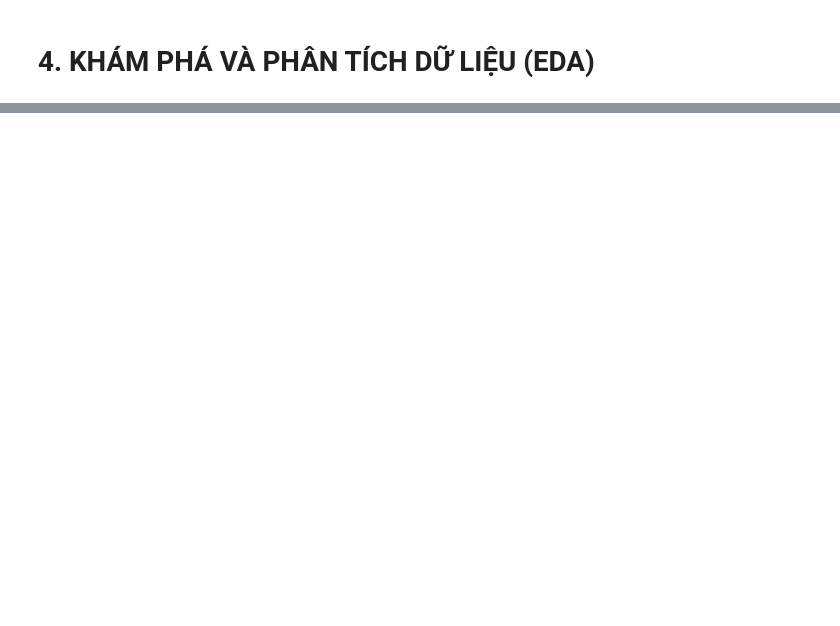
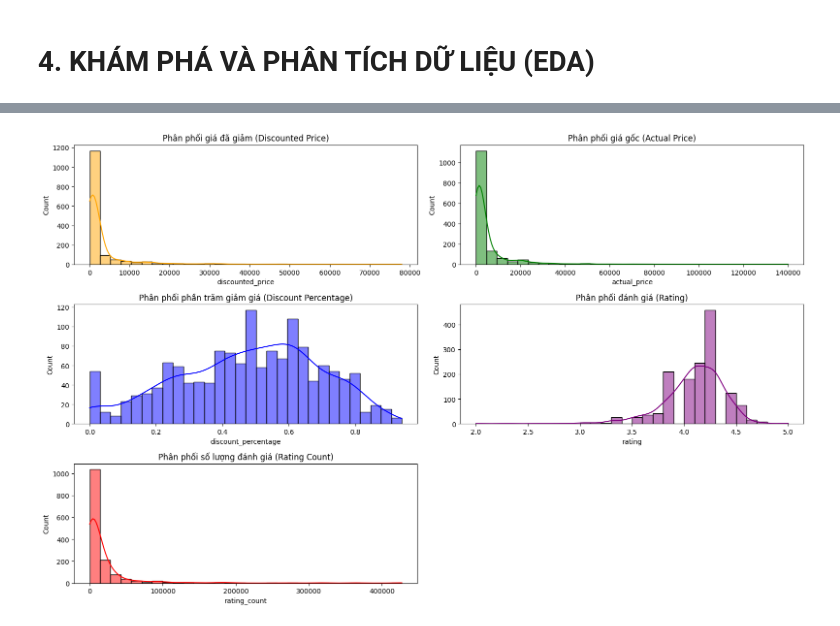
Before and after one commit to CongDon1207/data-mining-gr07, a Jupyter notebook: amazone_ex.ipynb, the cells around one changed output, grey strips where cells are left out. Drawn from its saved outputs; the diff is of its cells as text; code cells hidden in the pictures; blank space fills up the shorter version.

```diff
--- a/amazone_ex.ipynb
+++ b/amazone_ex.ipynb
@@ -180,0 +294,14 @@ Có cột rating_count có tỷ lệ % Null là 0.14%, có thể xóa/bỏ đi
+# %%
+def clean_product_name(name):
+    if not isinstance(name, str):
+        return name
+    name = name.replace('&', ' and ')
+    # Loại bỏ các ký tự đặc biệt
+    # Sử dụng biểu thức chính quy (regex) để loại bỏ các ký tự đặc biệt khỏi chuỗi name, giữ lại chỉ chữ cái, số và khoảng trắng.
+    cleaned_name = re.sub(r'[^\w\s]', ' ', name)
+    # Loại bỏ khoảng trắng thừa
+    cleaned_name = re.sub(r'\s+', ' ', cleaned_name).strip()
+    # Rút gọn tên sản phẩm nếu quá dài
+    return cleaned_name[:50] + '...' if len(cleaned_name) > 50 else cleaned_name
+# Áp dụng hàm làm sạch tên sản phẩm
+df_processed['product_name'] = df_processed['product_name'].apply(clean_product_name)
@@ -182,0 +340,10 @@ Có cột rating_count có tỷ lệ % Null là 0.14%, có thể xóa/bỏ đi
+# %%
+# Tính giá trị trung vị của cột 'rating'
+median_rating = df_processed['rating'].median()
+
+# Dùng giá trị trung vị để lấp vào ô bị thiếu (NaN)
+df_processed['rating'].fillna(median_rating, inplace=True)
+
+print(f"Đã lấp đầy giá trị thiếu bằng trung vị: {median_rating}")
+print("\nKiểm tra lại thông tin DataFrame:")
+df_processed.info()
@@ -186,0 +397,22 @@ Có cột rating_count có tỷ lệ % Null là 0.14%, có thể xóa/bỏ đi
+# %%
+# Trực quan hóa phân phối của các cột số
+plt.figure(figsize=(16,10))
+plt.subplot(3, 2, 1)
+sns.histplot(df_processed['discounted_price'], bins=30, kde=True, color='orange')
+plt.title('Phân phối giá đã giảm (Discounted Price)')
+plt.subplot(3, 2, 2)
+sns.histplot(df_processed['actual_price'], bins=30, kde=True, color='green')
+plt.title('Phân phối giá gốc (Actual Price)')
+plt.subplot(3,2,3)
+sns.histplot(df_processed['discount_percentage'], bins=30, kde=True, color='blue')
+plt.title('Phân phối phần trăm giảm giá (Discount Percentage)')
+plt.subplot(3, 2, 4)
+sns.histplot(df_processed['rating'], bins=30, kde=True, color='purple')
+plt.title('Phân phối đánh giá (Rating)')
+plt.subplot(3, 2, 5)
+sns.histplot(df_processed['rating_count'], bins=30, kde=True, color='red')
+plt.title('Phân phối số lượng đánh giá (Rating Count)')
+plt.tight_layout()
+plt.show()
+# %% [output]
+[figure, added]
```
Also changed, not shown: parts of 35 cells of this notebook.
